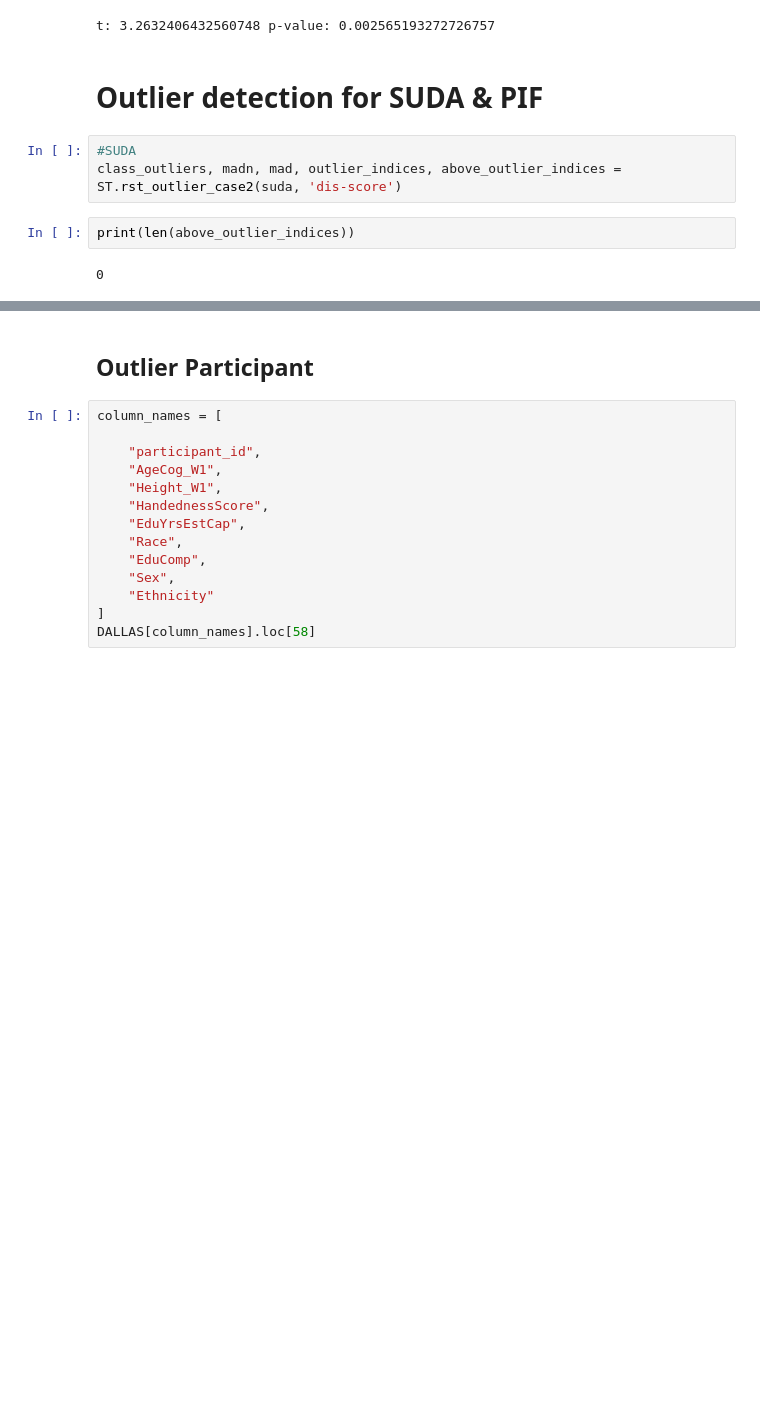
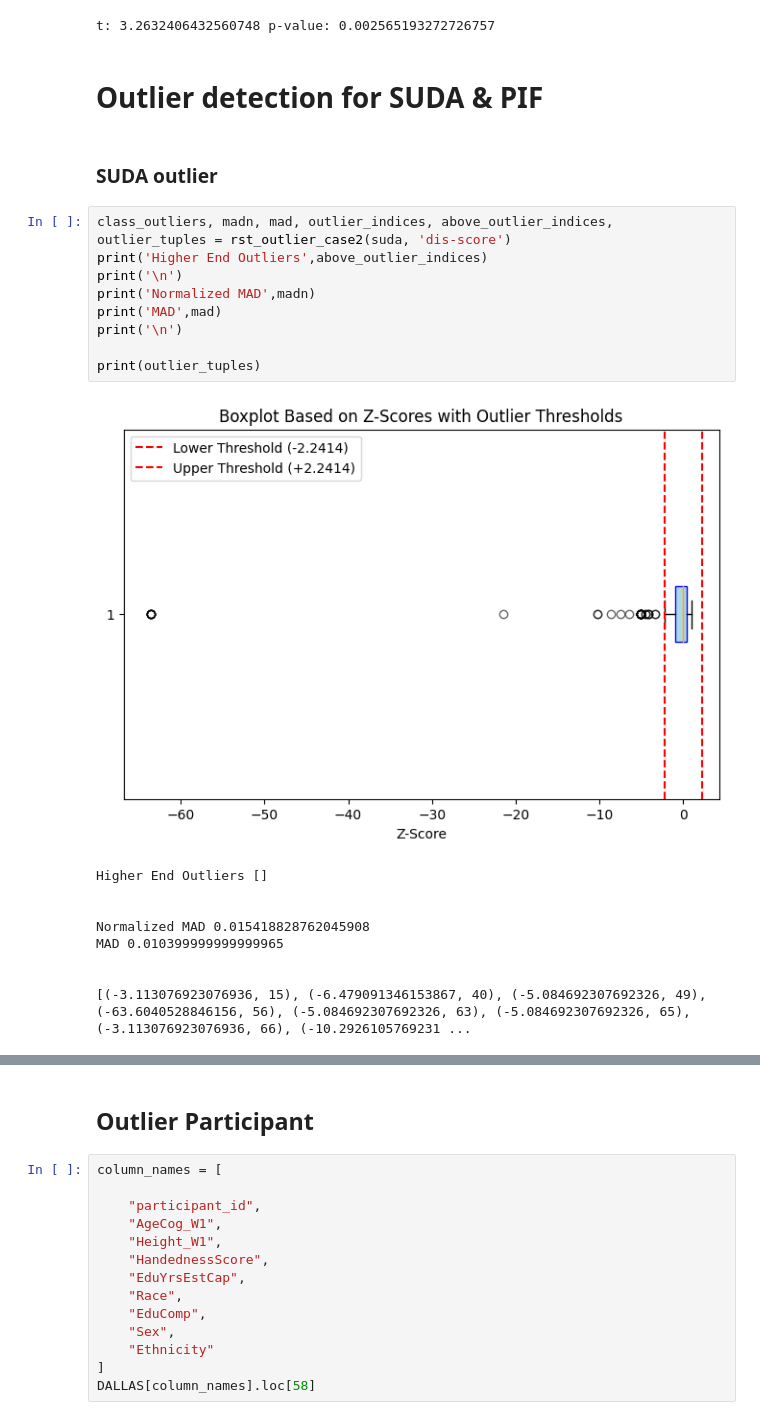
Before and after one commit to EmiKib/MetaprivBIDS-Assessment, a Jupyter notebook: Dallas-Lifespan-Brain-Study-ds004856/DALLAS_ds004856.ipynb, the cells around one changed output, grey strips where cells are left out. Drawn from its saved outputs; the diff is of its cells as text; blank space fills up the shorter version.

```diff
--- a/Dallas-Lifespan-Brain-Study-ds004856/DALLAS_ds004856.ipynb
+++ b/Dallas-Lifespan-Brain-Study-ds004856/DALLAS_ds004856.ipynb
@@ -150,10 +150,24 @@ print('t:',t,'p-value:', p)
 t: 3.2632406432560748 p-value: 0.002565193272726757
 # %% [markdown]
 # Outlier detection for SUDA & PIF
+# %% [markdown]
+### SUDA outlier
 # %%
-#SUDA
-class_outliers, madn, mad, outlier_indices, above_outlier_indices = ST.rst_outlier_case2(suda, 'dis-score')
+class_outliers, madn, mad, outlier_indices, above_outlier_indices, outlier_tuples = rst_outlier_case2(suda, 'dis-score')
+print('Higher End Outliers',above_outlier_indices)
+print('\n')
+print('Normalized MAD',madn)
+print('MAD',mad)
+print('\n')
+
+print(outlier_tuples)
+# %% [output]
+[figure, added]
+Higher End Outliers []
+
+
+Normalized MAD 0.015418828762045908
+MAD 0.010399999999999965
+
+
+[(-3.113076923076936, 15), (-6.479091346153867, 40), (-5.084692307692326, 49), (-63.6040528846156, 56), (-5.084692307692326, 63), (-5.084692307692326, 65), (-3.113076923076936, 66), (-10.2926105769231 ...
-# %%
-print(len(above_outlier_indices))
-# %% [output]
-0
```
Also changed, not shown: parts of 3 cells of this notebook, 1 other file.
